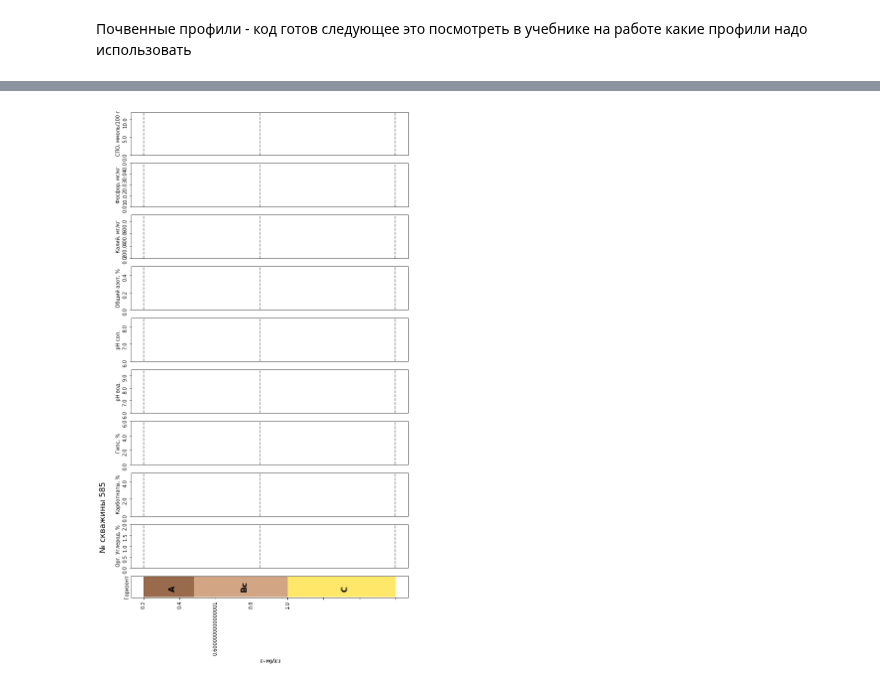
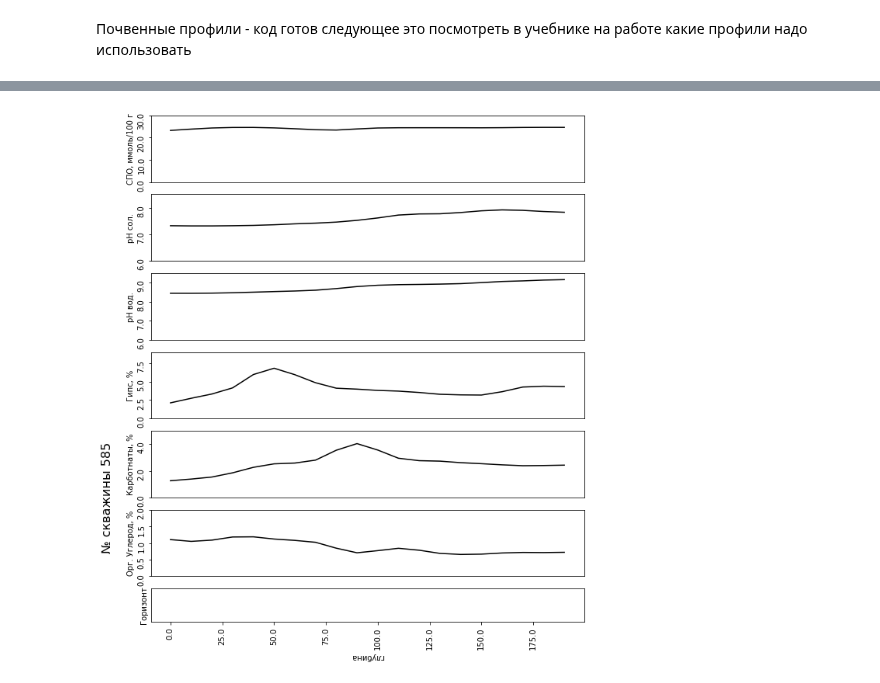
Before and after one commit to hukitoc94/total_archangelskiy, a Jupyter notebook: field_scale/field_data/field_data_analis.ipynb, the cells around one changed output, grey strips where cells are left out. Saved outputs shown, nothing was run; the diff lists cells and outputs as text; code cells hidden in the pictures.

```diff
--- a/field_scale/field_data/field_data_analis.ipynb
+++ b/field_scale/field_data/field_data_analis.ipynb
@@ -54,7 +55,10 @@ agrochem_columns = ['Год', 'GPS №', 'Тип обработки', 'Глуб
        'рН солевой вытяжки, ед. рН', 'рН водной вытяжки, ед. рН',
        'Фосфор (подвижная форма), мг/кг', 'Калий (подвижная форма), млн-1',
        'Общий азот, %', 'Органический углерод, %']
+
+
 agrochemistry_main = agrochemistry_total[agrochemistry_total['Глубина'].isin(['0-10',"10-20","20-30"])][agrochem_columns]
+agrochemistry_main['GPS №'] = agrochemistry_main['GPS №'].astype(int)
 agrochemistry_main.drop('повторность', axis = 1, inplace= True)
 agrochemistry_main.dropna(axis = 0, inplace= True)
 # %%
@@ -124,9 +128,12 @@ def ploting( df, hue,  agrochem_property , aov ,stat_test_df, to_lable = "по
     plt.show(block=True)
     return fig
 
-def data_processing(df, type_ , agrochem_property , to_lable = "1" ):
+def data_processing(df, type_ , agrochem_property , to_lable = "1", fizika = None ):
     stats_type = df.groupby([type_,'Глубина']).agg({ np.mean,  np.std, scipy.stats.variation})
-    features = ['Год', 'GPS №', 'Тип обработки', 'Глубина']
+    if fizika == None:
+        features = ['Год', 'GPS №', 'Тип обработки', 'Глубина']
+    else:
+        features = ['GPS №']
     features.append(agrochem_property) #добавление фичи
     df = df[features]
     stats = df.groupby([type_,'Глубина']).agg({ np.mean,  np.std, scipy.stats.variation})
@@ -167,5 +174,5 @@ _,_,_ ,fig = data_processing(df = agrochemistry_main, type_ = 'Тип обраб
 # %%
-pp_points = ["525","526","527","528","586"]
+pp_points = [525,526,527,528,586]
 by_points = agrochemistry_main[agrochemistry_main["GPS №"].isin(pp_points)]
 # %%
 _,_,_ ,fig = data_processing(df = by_points, type_ = "GPS №", agrochem_property = 'рН солевой вытяжки, ед. рН', to_lable = "обработкам")
@@ -270,9 +285,11 @@ def profile_plot(sample, horizonts,depth, colors,plotname ):
 # %%
-sample = agrochemistry_total[agrochemistry_total["GPS №"] == '527']
+sample = agrochemistry_total[agrochemistry_total["GPS №"] == '525']
+sample = sample[sample['повторность'] == '[0]']
 sample['depth'] = sample["Глубина"].str.split('-', expand=True)[0]
 sample['depth'] = sample['depth'].astype(int)
 sample = sample.round(2)
-sample = sample.dropna(axis=1)
+sample = sample.drop('Массовая доля общего содержания карбонатов (по Козловскому), %(CaCO3)', axis = 1)
+sample = sample.dropna(axis = 0)
 sample
 # %% [output]
 |  | Год | GPS № | Тип обработки | Глубина | повторность | рН солевой вытяжки, ед. рН | рН водной вытяжки, ед. рН | ... |
@@ -295,12 +313,12 @@ sample
 # %%
 
 horizonts = ['A',"Bc" , "C"]
 depth = [[0,35],[35,100], [100 ,175]]
 colors = ["#6E2C00","#BF7F50", "#FFDF29"]
 
-profile_plot(sample, horizonts,depth, colors,'585' )
+profile_plot(sample,'585'  )
 # %% [output]
-[figure, old version]
+[figure, new version]
 # %%
 def salt_profile(sample):
     kations = ['Массовая доля кальция (водорастворимая форма), ммоль/100 г почвы',
```
Also changed, not shown: parts of 37 cells of this notebook, 1 other file.
